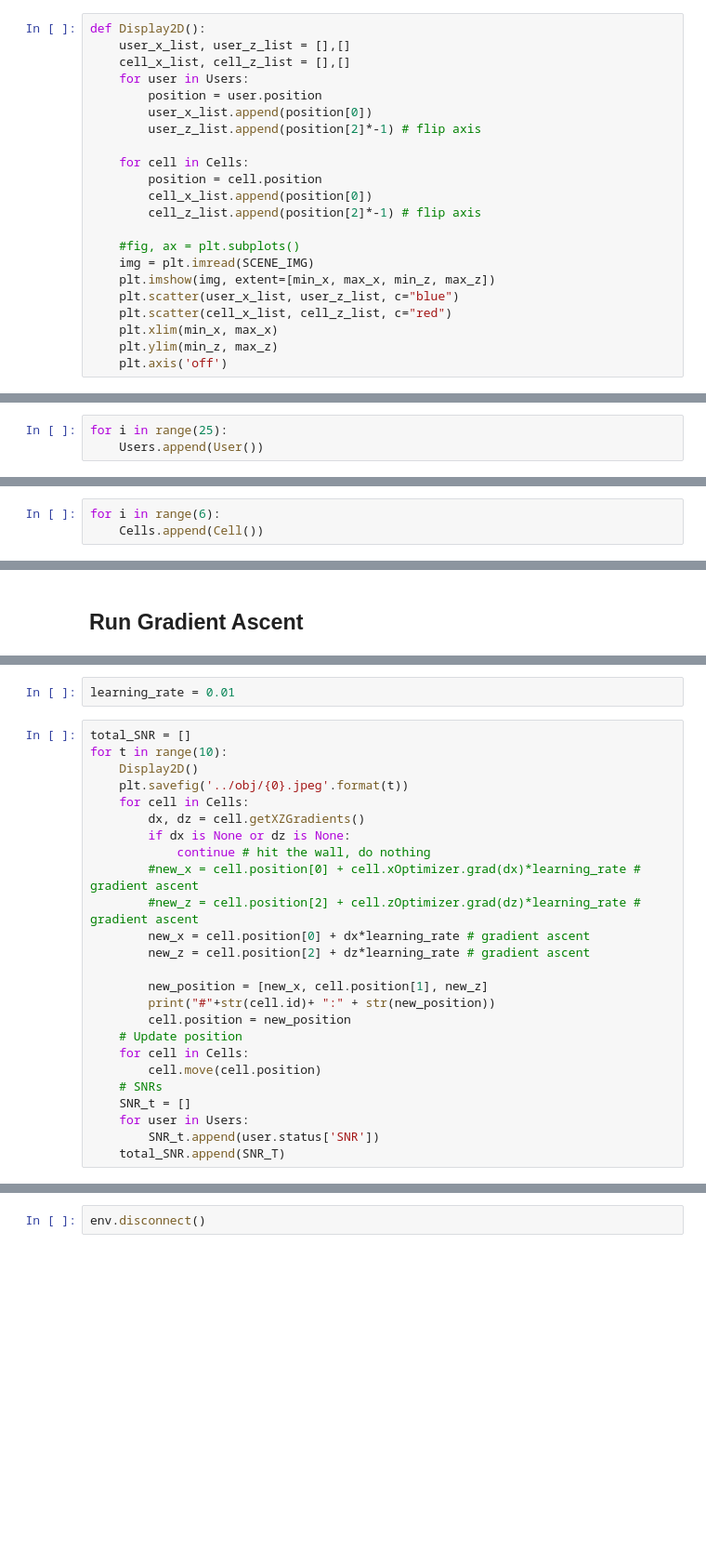
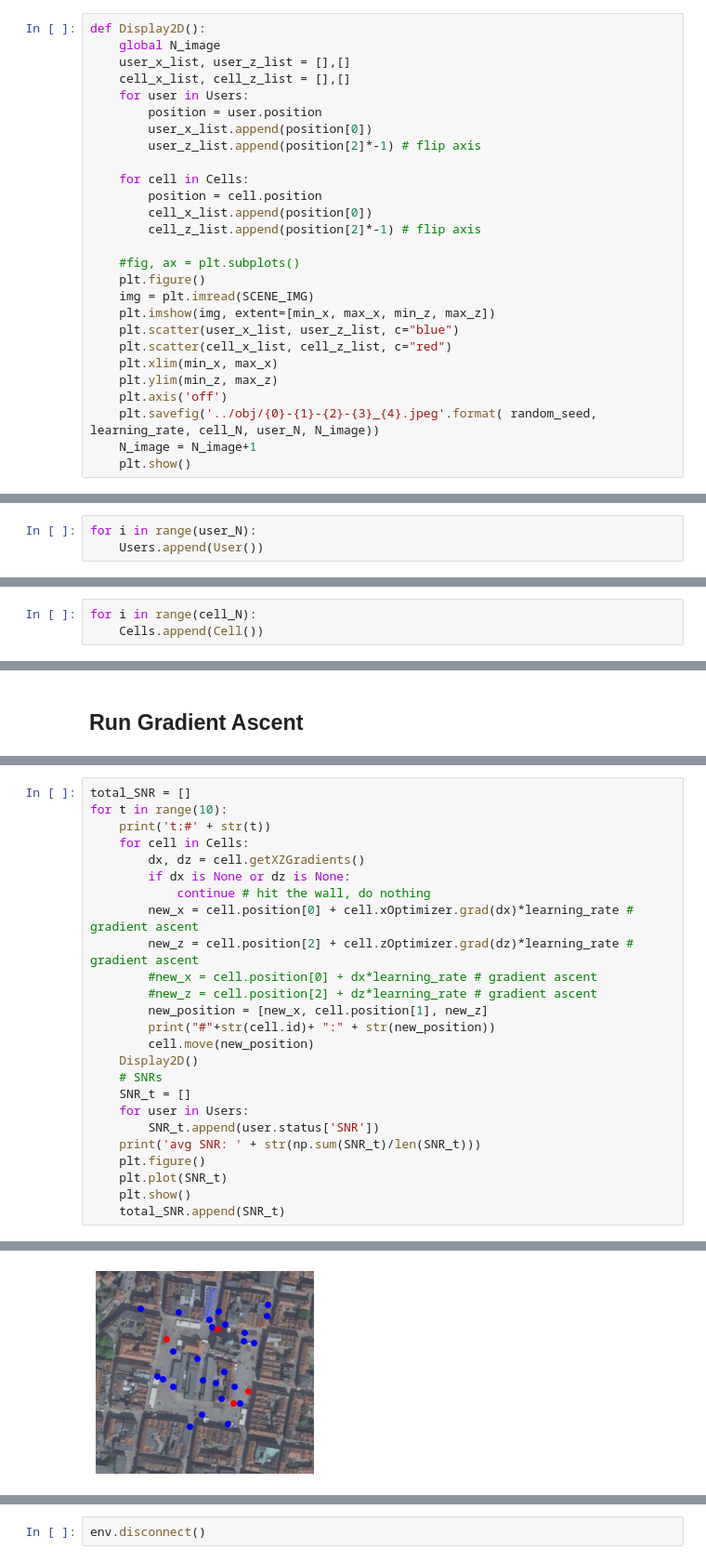
Before and after one commit to SupawatDev/wengine, a Jupyter notebook: notebooks/Location Planning for Multiple mmWave Small Cell.ipynb, the cells around one changed output, grey strips where cells are left out. Shown at 93% size. Cells and saved outputs as stored; diff of their text form; blank space fills up the shorter version.

```diff
--- a/notebooks/Location Planning for Multiple mmWave Small Cell.ipynb
+++ b/notebooks/Location Planning for Multiple mmWave Small Cell.ipynb
@@ -239,5 +250,6 @@ def Display3D():
 # %%
 def Display2D():
+    global N_image
     user_x_list, user_z_list = [],[]
     cell_x_list, cell_z_list = [],[]
     for user in Users:
@@ -251,6 +263,7 @@ def Display2D():
         cell_z_list.append(position[2]*-1) # flip axis
 
     #fig, ax = plt.subplots()
+    plt.figure()
     img = plt.imread(SCENE_IMG)
     plt.imshow(img, extent=[min_x, max_x, min_z, max_z])
     plt.scatter(user_x_list, user_z_list, c="blue")
@@ -258,17 +271,20 @@ def Display2D():
     plt.xlim(min_x, max_x)
     plt.ylim(min_z, max_z)
     plt.axis('off')
+    plt.savefig('../obj/{0}-{1}-{2}-{3}_{4}.jpeg'.format( random_seed, learning_rate, cell_N, user_N, N_image))
+    N_image = N_image+1
+    plt.show()
 # %% [markdown]
 ## Simulation
 # %% [markdown]
 ### Randomly generate users
 # %%
-for i in range(25):
+for i in range(user_N):
     Users.append(User())
 # %% [markdown]
 ### Randomly generate cells
 # %%
-for i in range(6):
+for i in range(cell_N):
     Cells.append(Cell())
 # %% [markdown]
 ### Calculate User Connections
@@ -288,28 +302,26 @@ Display2D()
-# %%
-learning_rate = 0.01
 # %%
 total_SNR = []
 for t in range(10):
-    Display2D()
-    plt.savefig('../obj/{0}.jpeg'.format(t))
+    print('t:#' + str(t))
     for cell in Cells:
         dx, dz = cell.getXZGradients()
         if dx is None or dz is None:
             continue # hit the wall, do nothing
-        #new_x = cell.position[0] + cell.xOptimizer.grad(dx)*learning_rate # gradient ascent
-        #new_z = cell.position[2] + cell.zOptimizer.grad(dz)*learning_rate # gradient ascent
-        new_x = cell.position[0] + dx*learning_rate # gradient ascent
-        new_z = cell.position[2] + dz*learning_rate # gradient ascent
-
+        new_x = cell.position[0] + cell.xOptimizer.grad(dx)*learning_rate # gradient ascent
+        new_z = cell.position[2] + cell.zOptimizer.grad(dz)*learning_rate # gradient ascent
+        #new_x = cell.position[0] + dx*learning_rate # gradient ascent
+        #new_z = cell.position[2] + dz*learning_rate # gradient ascent
         new_position = [new_x, cell.position[1], new_z]
         print("#"+str(cell.id)+ ":" + str(new_position))
-        cell.position = new_position
-    # Update position
-    for cell in Cells:
-        cell.move(cell.position)
+        cell.move(new_position)
+    Display2D()
     # SNRs
     SNR_t = []
     for user in Users:
         SNR_t.append(user.status['SNR'])
-    total_SNR.append(SNR_T)
+    print('avg SNR: ' + str(np.sum(SNR_t)/len(SNR_t)))
+    plt.figure()
+    plt.plot(SNR_t)
+    plt.show()
+    total_SNR.append(SNR_t)
 # %% [output]
@@ -320,0 +333 @@ for t in range(10):
+[figure, added]
```
Also changed, not shown: parts of 16 cells of this notebook, 18 other files.
